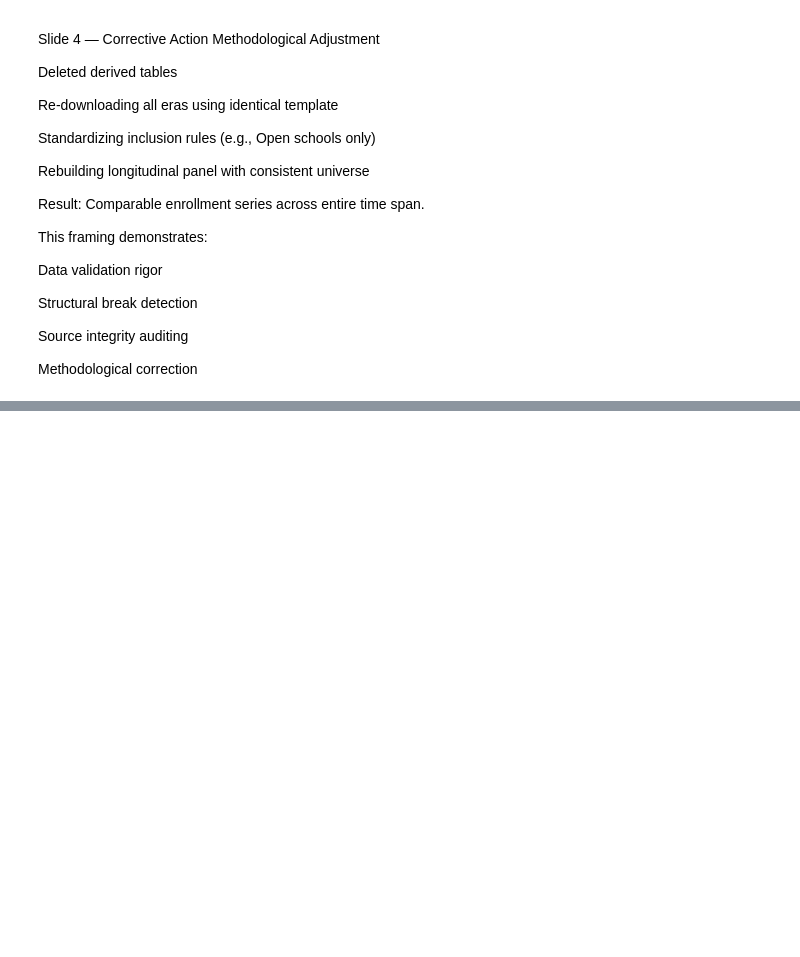
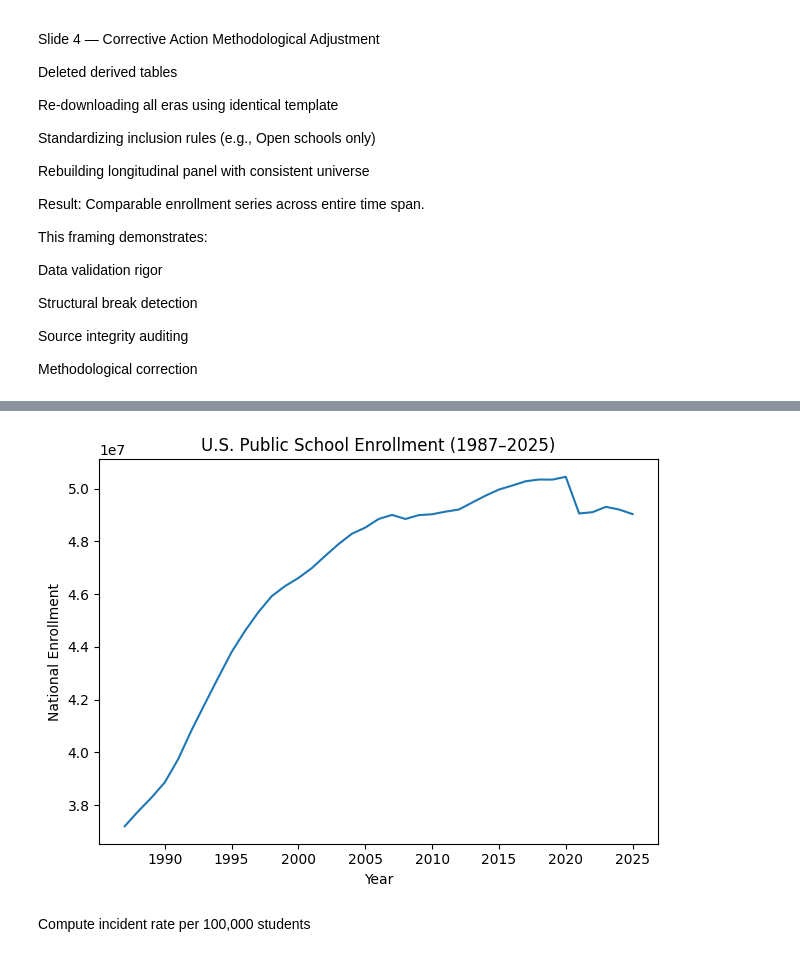
Before and after one commit to clarktommie/capstoneProject2026, a Jupyter notebook: notebooks/about_the_data.ipynb, the cells around one changed output, grey strips where cells are left out. Drawn from its saved outputs; the diff is of its cells as text; code cells hidden in the pictures; blank space fills up the shorter version.

```diff
--- a/notebooks/about_the_data.ipynb
+++ b/notebooks/about_the_data.ipynb
@@ -274,3 +274,15 @@ Structural break detection
 Source integrity auditing
 
 Methodological correction
+# %%
+response = (
+    supabase
+    .table("national_enrollment_trend")
+    .select("*")
+    .execute()
+)
+
+import pandas as pd
+df = pd.DataFrame(response.data)
+
+print(df.head())
@@ -276,0 +311,14 @@ Methodological correction
+# %%
+import matplotlib.pyplot as plt
+
+plt.figure()
+plt.plot(df["year"], df["national_enrollment"])
+plt.xlabel("Year")
+plt.ylabel("National Enrollment")
+plt.title("U.S. Public School Enrollment (1987–2025)")
+plt.tight_layout()
+plt.show()
+# %% [output]
+[figure, added]
+# %% [markdown]
+Compute incident rate per 100,000 students
```
Also changed, not shown: parts of 6 cells of this notebook.
